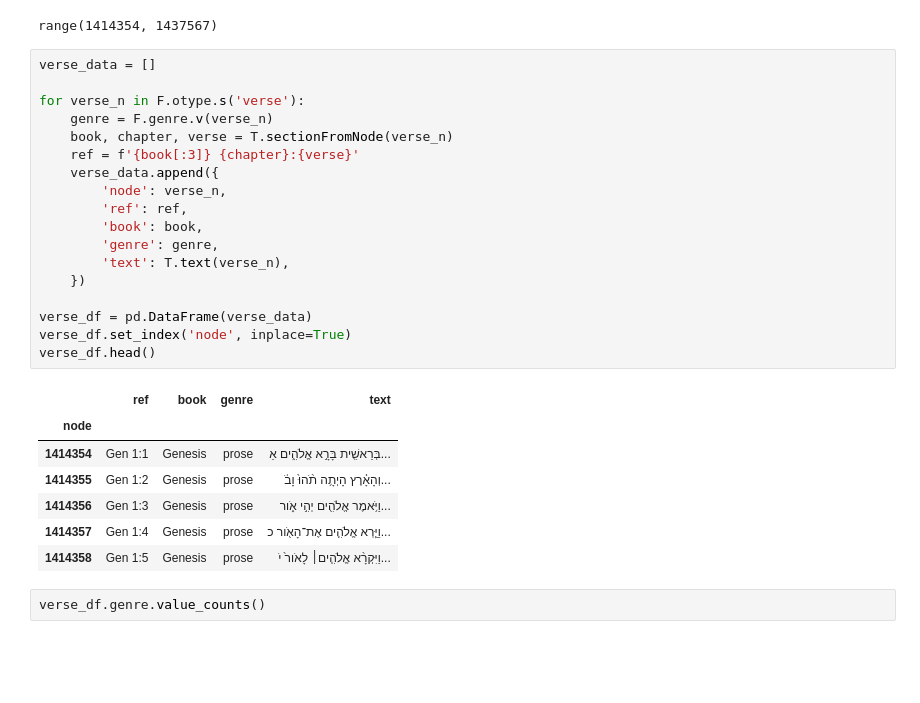
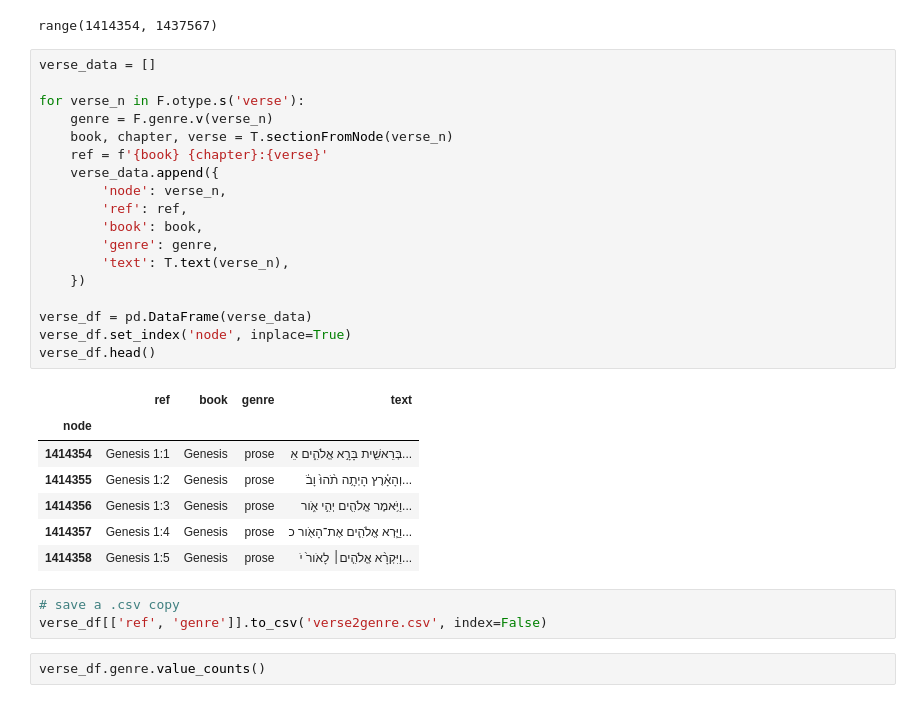
Before and after one commit to ETCBC/genre_synvar, a Jupyter notebook: ranges2tf.ipynb, the cells around one changed output. Saved outputs shown, nothing was run; the diff lists cells and outputs as text; blank space fills up the shorter version.

Commit message:
Add .csv with verse 2 genre mappings

```diff
--- a/ranges2tf.ipynb
+++ b/ranges2tf.ipynb
@@ -181,29 +181,32 @@ range(1414354, 1437567)
 # %%
 verse_data = []
 
 for verse_n in F.otype.s('verse'):
     genre = F.genre.v(verse_n)
     book, chapter, verse = T.sectionFromNode(verse_n)
-    ref = f'{book[:3]} {chapter}:{verse}'
+    ref = f'{book} {chapter}:{verse}'
     verse_data.append({
         'node': verse_n,
         'ref': ref,
         'book': book,
         'genre': genre,
         'text': T.text(verse_n),
     })
 
 verse_df = pd.DataFrame(verse_data)
 verse_df.set_index('node', inplace=True)
 verse_df.head()
 # %% [output]
 |  | ref | book | genre | text |
 | node |  |  |  |  |
-| 1414354 | Gen 1:1 | Genesis | prose | בְּרֵאשִׁ֖ית בָּרָ֣א אֱלֹהִ֑ים אֵ... |
-| 1414355 | Gen 1:2 | Genesis | prose | וְהָאָ֗רֶץ הָיְתָ֥ה תֹ֨הוּ֙ וָבֹ֔... |
-| 1414356 | Gen 1:3 | Genesis | prose | וַיֹּ֥אמֶר אֱלֹהִ֖ים יְהִ֣י אֹ֑ור... |
-| 1414357 | Gen 1:4 | Genesis | prose | וַיַּ֧רְא אֱלֹהִ֛ים אֶת־הָאֹ֖ור כ... |
-| 1414358 | Gen 1:5 | Genesis | prose | וַיִּקְרָ֨א אֱלֹהִ֤ים׀ לָאֹור֙ יֹ... |
+| 1414354 | Genesis 1:1 | Genesis | prose | בְּרֵאשִׁ֖ית בָּרָ֣א אֱלֹהִ֑ים אֵ... |
+| 1414355 | Genesis 1:2 | Genesis | prose | וְהָאָ֗רֶץ הָיְתָ֥ה תֹ֨הוּ֙ וָבֹ֔... |
+| 1414356 | Genesis 1:3 | Genesis | prose | וַיֹּ֥אמֶר אֱלֹהִ֖ים יְהִ֣י אֹ֑ור... |
+| 1414357 | Genesis 1:4 | Genesis | prose | וַיַּ֧רְא אֱלֹהִ֛ים אֶת־הָאֹ֖ור כ... |
+| 1414358 | Genesis 1:5 | Genesis | prose | וַיִּקְרָ֨א אֱלֹהִ֤ים׀ לָאֹור֙ יֹ... |
+# %%
+# save a .csv copy
+verse_df[['ref', 'genre']].to_csv('verse2genre.csv', index=False)
 # %%
 verse_df.genre.value_counts()
 # %% [output]
```
Also changed, not shown: 1 other file.
